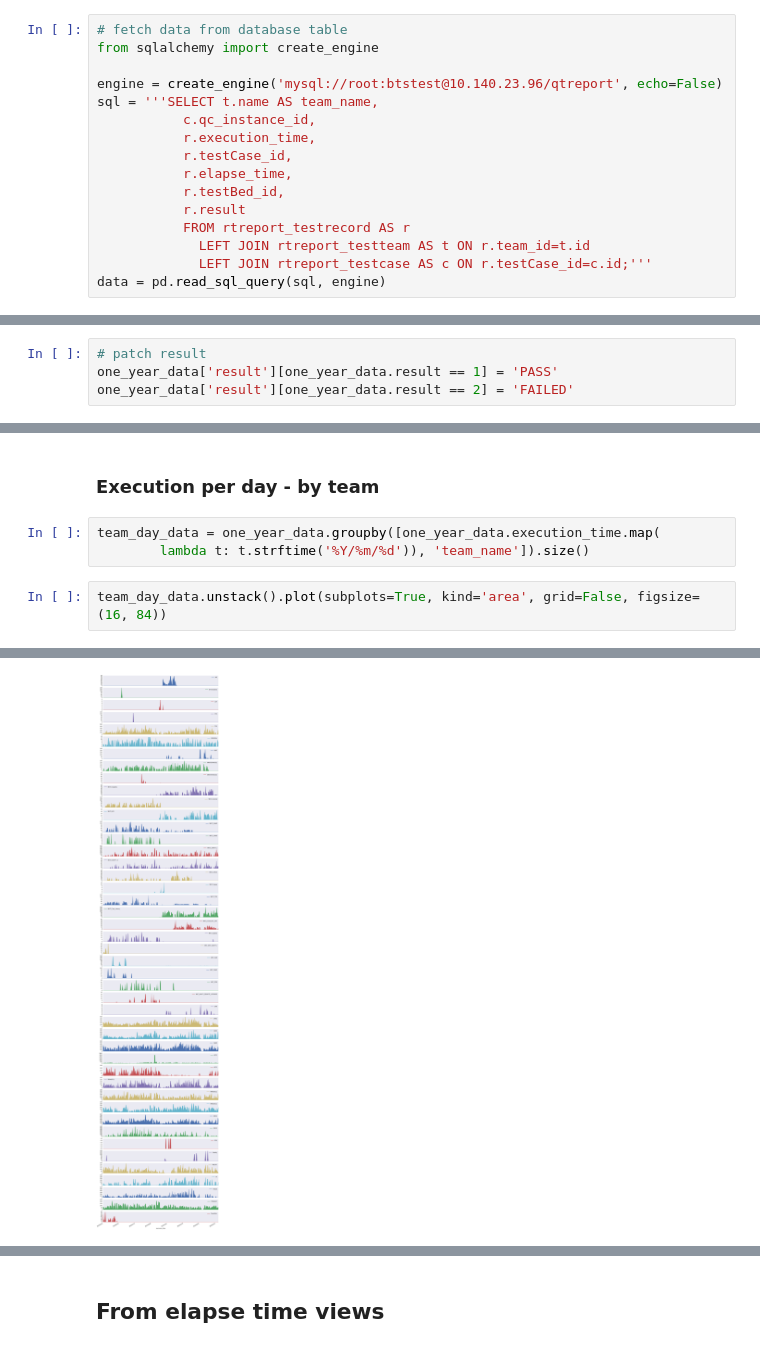
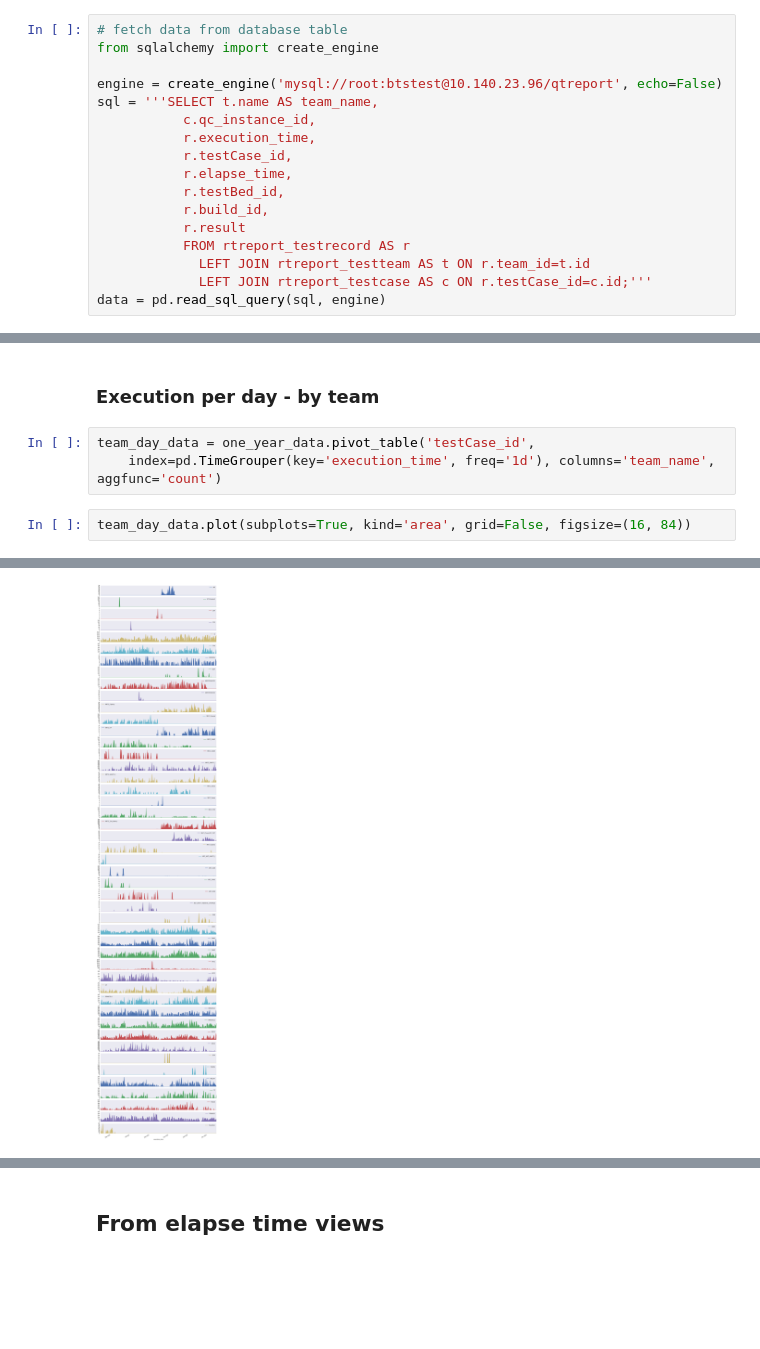
Before and after one commit to lybicat/netbyte, a Jupyter notebook: notebooks/test-execution-history-analysis.ipynb, the cells around one changed output, grey strips where cells are left out. Drawn from its saved outputs; the diff is of its cells as text; blank space fills up the shorter version.

```diff
--- a/notebooks/test-execution-history-analysis.ipynb
+++ b/notebooks/test-execution-history-analysis.ipynb
@@ -16,6 +17,7 @@ sql = '''SELECT t.name AS team_name,
            r.testCase_id,
            r.elapse_time,
            r.testBed_id,
+           r.build_id,
            r.result
            FROM rtreport_testrecord AS r
              LEFT JOIN rtreport_testteam AS t ON r.team_id=t.id
@@ -27,7 +29,3 @@ one_year_data = data[(data.execution_time > '2015/03/31') & (
         data.execution_time < '2016/04/01')]
 # remove CI and QT data
 # one_year_data = one_year_data[(one_year_data.team_name != 'CI') & (one_year_data.team_name != 'QT')]
-# %%
-# patch result
-one_year_data['result'][one_year_data.result == 1] = 'PASS'
-one_year_data['result'][one_year_data.result == 2] = 'FAILED'
@@ -262,10 +286,10 @@ team_data.size().sort_values().plot(kind='barh', figsize=(12, 16))
 # %% [markdown]
 ### Execution per day - by team
-# %%
-team_day_data = one_year_data.groupby([one_year_data.execution_time.map(
-        lambda t: t.strftime('%Y/%m/%d')), 'team_name']).size()
+# %%
+team_day_data = one_year_data.pivot_table('testCase_id',
+    index=pd.TimeGrouper(key='execution_time', freq='1d'), columns='team_name', aggfunc='count')
 # %%
-team_day_data.unstack().plot(subplots=True, kind='area', grid=False, figsize=(16, 84))
+team_day_data.plot(subplots=True, kind='area', grid=False, figsize=(16, 84))
 # %% [output]
 array([<matplotlib.axes._subplots.AxesSubplot object at 0x...>,
        <matplotlib.axes._subplots.AxesSubplot object at 0x...>,
@@ -283,5 +307,5 @@ array([<matplotlib.axes._subplots.AxesSubplot object at 0x...>,
        <matplotlib.axes._subplots.AxesSubplot object at 0x...>,
        <matplotlib.axes._subplots.AxesSubplot object at 0x...>,
        <matplotlib.axes._subplots.AxesSubplot object at 0x...>,
        <matplotlib.axes._subplots.AxesSubplot object at 0x...>], dtype=object)
-[figure, old version]
+[figure, new version]
```
Also changed, not shown: parts of 61 cells of this notebook.
